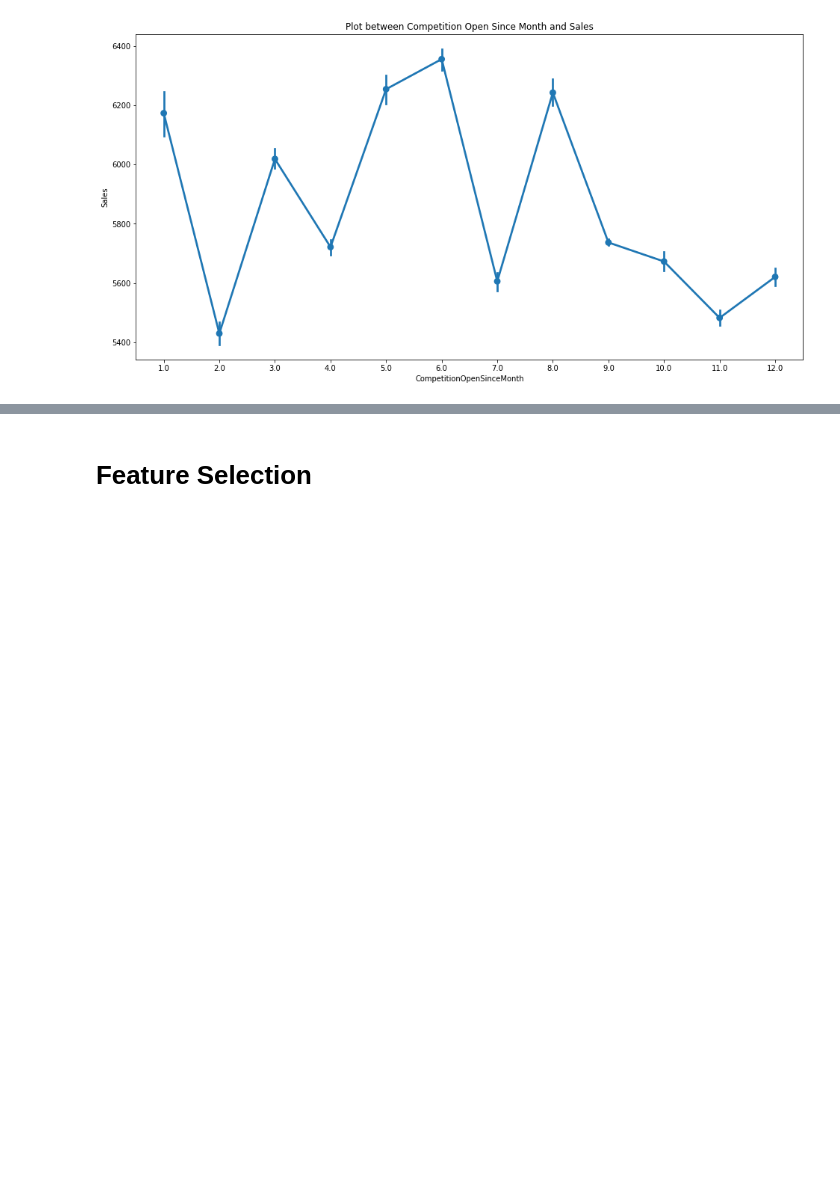
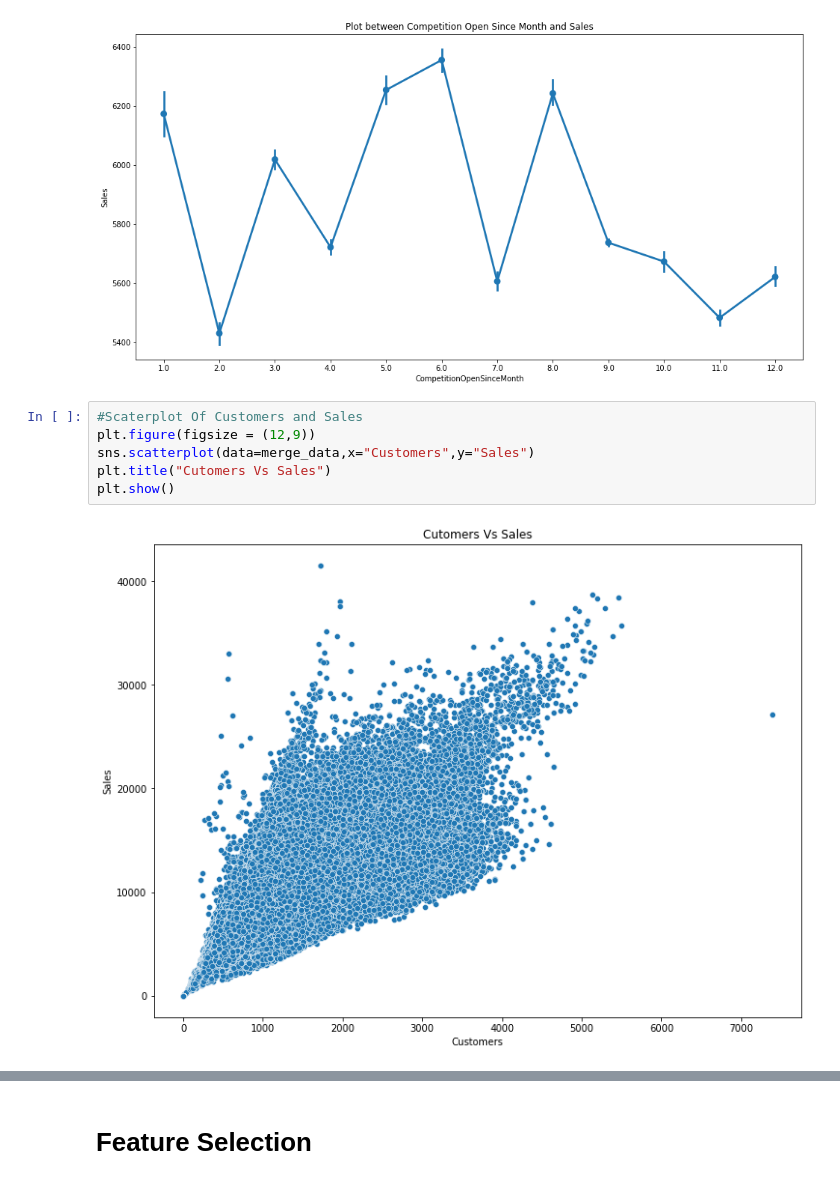
Before and after one commit to RahulI5/Retail-Sales-Prediction, a Jupyter notebook: Retail_Sales_Prediction_Capstone_Project.ipynb, the cells around one changed output, grey strips where cells are left out. Saved outputs shown, nothing was run; the diff lists cells and outputs as text; blank space fills up the shorter version.

```diff
--- a/Retail_Sales_Prediction_Capstone_Project.ipynb
+++ b/Retail_Sales_Prediction_Capstone_Project.ipynb
@@ -284,3 +291,11 @@ plt.title('Plot between Competition Open Since Month and Sales')
 # %% [output]
 Text(0.5, 1.0, 'Plot between Competition Open Since Month and Sales')
 [figure]
+# %%
+#Scaterplot Of Customers and Sales
+plt.figure(figsize = (12,9))
+sns.scatterplot(data=merge_data,x="Customers",y="Sales")
+plt.title("Cutomers Vs Sales")
+plt.show()
+# %% [output]
+[figure, added]
```
Also changed, not shown: parts of 23 cells of this notebook.
